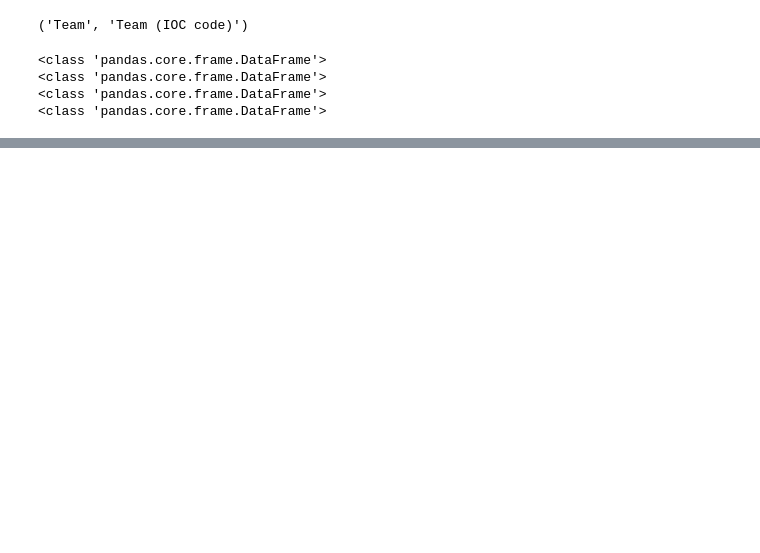
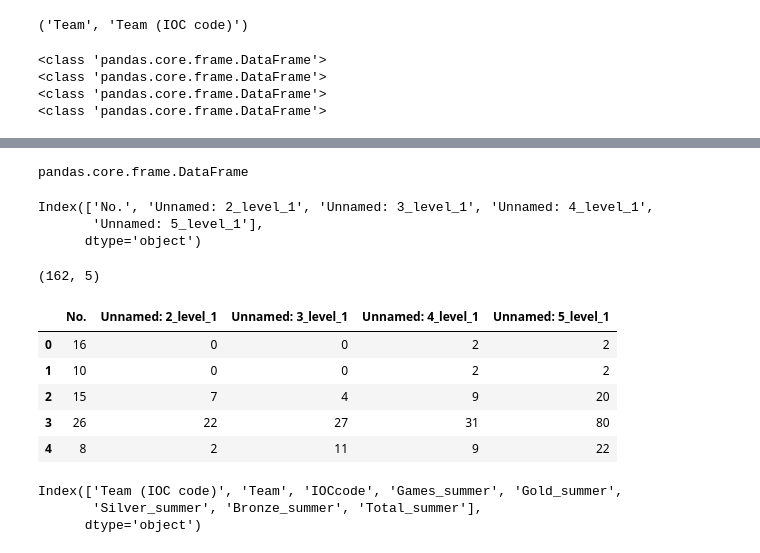
Before and after one commit to e-harrell/olympic, a Jupyter notebook: notebook.ipynb, the cells around one changed output, grey strips where cells are left out. Cells and saved outputs as stored; diff of their text form; code cells hidden in the pictures; blank space fills up the shorter version.

Commit message:
added code to create dataset from table on site

```diff
--- a/notebook.ipynb
+++ b/notebook.ipynb
@@ -142,0 +141,24 @@ print(type(df['Combined total']))
+# %%
+#creating new dataframe from nested dataframes in df
+#working with Teams data frame
+df1 = df['Team']
+type(df1)
+df1.columns[0]
+df1.shape
+df1.head()
+#creating separate Team variable
+v1=df1['Team (IOC code)'].str.split("(", expand=True)[0].to_frame()
+type(v1)
+#creating separate IOC code variable
+v2=df1['Team (IOC code)'].str.split("(", expand=True)[1].to_frame()
+type(v2)
+#adding Team and IOC code variables to df1
+df1=pd.concat([df1,v1, v2], axis=1)
+df1.head()
+#add column names to columns
+df1.columns
+df1.rename(columns={0 : 'Team', 1 : 'IOCcode'}, inplace = True)
+df1.columns
+#drop ) from IOC code column
+df1['IOCcode'] = df1['IOCcode'].str.replace(')', '')
+df1['IOCcode'].head()
@@ -142,0 +191,32 @@ print(type(df['Combined total']))
+# %%
+#working on Summer columns
+Summer = df['Summer Olympic Games']
+type(Summer)
+Summer.columns
+Summer.shape
+Summer.head()
+#add Summer to df1
+df1 = pd.concat([df1,Summer], axis=1)
+#rename columns in Summer
+df1.rename(columns={'No.' : 'Games_summer',
+                       'Unnamed: 2_level_1' : 'Gold_summer',
+                         'Unnamed: 3_level_1' : 'Silver_summer',
+                         'Unnamed: 4_level_1':'Bronze_summer',
+       'Unnamed: 5_level_1':'Total_summer'}, inplace = True)
+#check columns
+df1.columns
+# %% [output]
+pandas.core.frame.DataFrame
+Index(['No.', 'Unnamed: 2_level_1', 'Unnamed: 3_level_1', 'Unnamed: 4_level_1',
+       'Unnamed: 5_level_1'],
+      dtype='object')
+(162, 5)
+|  | No. | Unnamed: 2_level_1 | Unnamed: 3_level_1 | Unnamed: 4_level_1 | Unnamed: 5_level_1 |
+| 0 | 16 | 0 | 0 | 2 | 2 |
+| 1 | 10 | 0 | 0 | 2 | 2 |
+| 2 | 15 | 7 | 4 | 9 | 20 |
+| 3 | 26 | 22 | 27 | 31 | 80 |
+| 4 | 8 | 2 | 11 | 9 | 22 |
+Index(['Team (IOC code)', 'Team', 'IOCcode', 'Games_summer', 'Gold_summer',
+       'Silver_summer', 'Bronze_summer', 'Total_summer'],
+      dtype='object')
```
Also changed, not shown: parts of 6 cells of this notebook.
